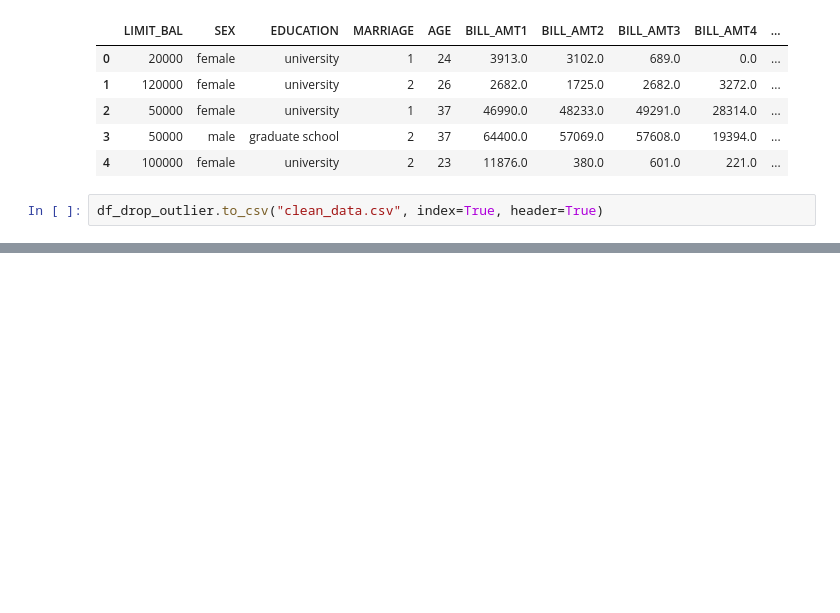
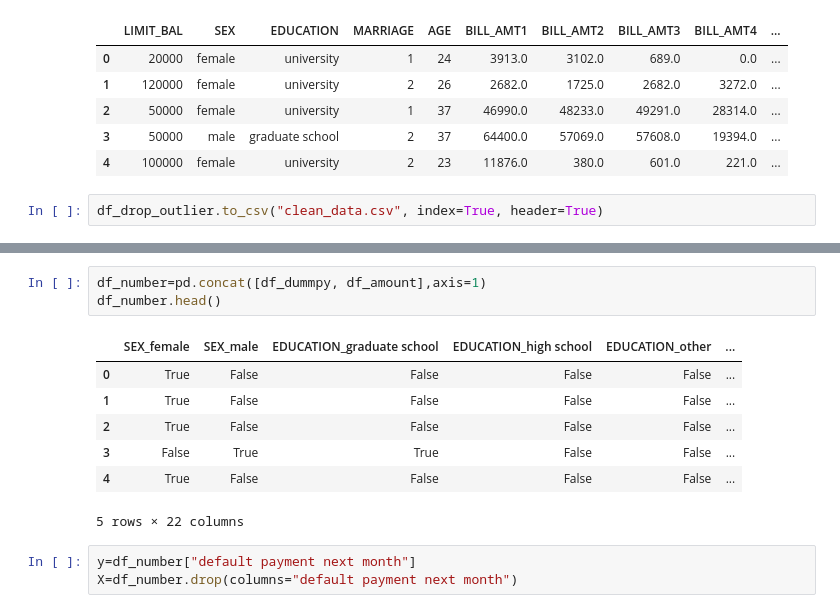
Before and after one commit to manalbayoumi/Project-4, a Jupyter notebook: Project 4 Loan_Defaulter Machine Learning.ipynb, the cells around one changed output, grey strips where cells are left out. Saved outputs shown, nothing was run; the diff lists cells and outputs as text; blank space fills up the shorter version.

```diff
--- a/Project 4 Loan_Defaulter Machine Learning.ipynb
+++ b/Project 4 Loan_Defaulter Machine Learning.ipynb
@@ -407,0 +454,14 @@ df_drop_outlier.to_csv("clean_data.csv", index=True, header=True)
+# %%
+df_number=pd.concat([df_dummpy, df_amount],axis=1)
+df_number.head()
+# %% [output]
+|  | SEX_female | SEX_male | EDUCATION_graduate school | EDUCATION_high school | EDUCATION_other | ... |
+| 0 | True | False | False | False | False | ... |
+| 1 | True | False | False | False | False | ... |
+| 2 | True | False | False | False | False | ... |
+| 3 | False | True | True | False | False | ... |
+| 4 | True | False | False | False | False | ... |
+5 rows × 22 columns
+# %%
+y=df_number["default payment next month"]
+X=df_number.drop(columns="default payment next month")
```
Also changed, not shown: parts of 17 cells of this notebook, 2 other files.
